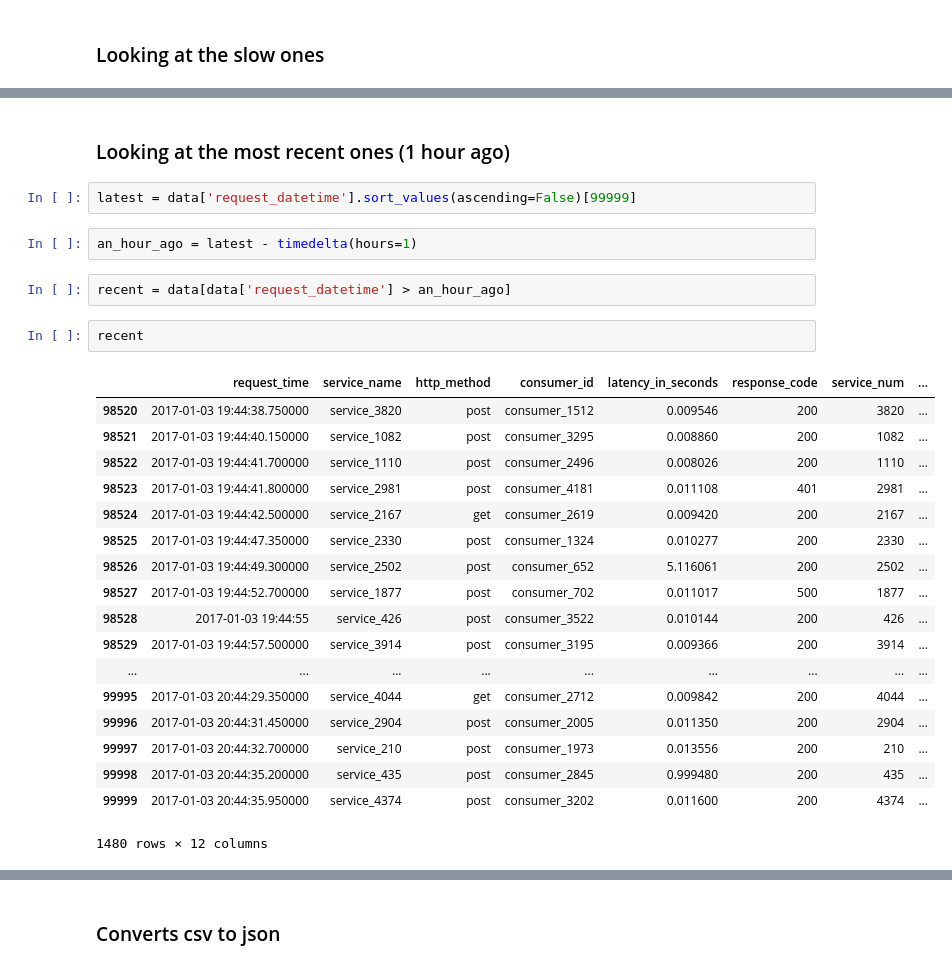
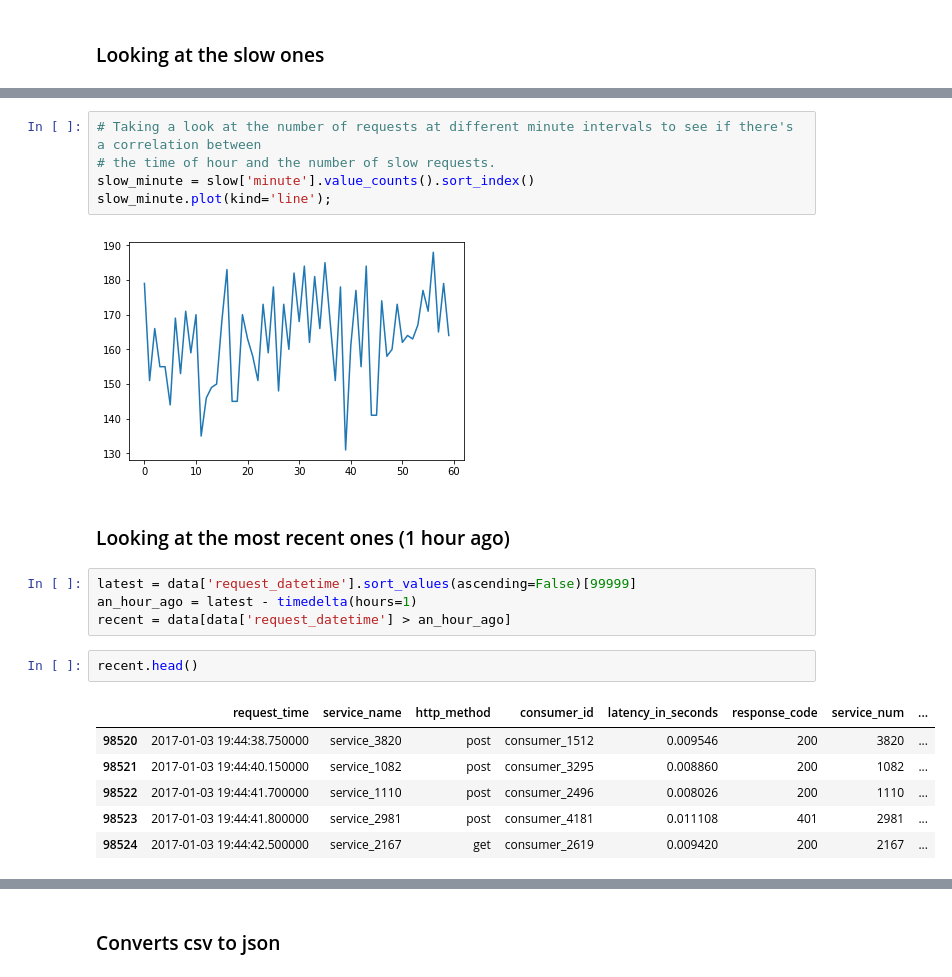
Before and after one commit to claalmve/kong-vue-visualization, a Jupyter notebook: data/Data Visualizations.ipynb, the cells around one changed output, grey strips where cells are left out. Drawn from its saved outputs; the diff is of its cells as text.

```diff
--- a/data/Data Visualizations.ipynb
+++ b/data/Data Visualizations.ipynb
@@ -175,29 +159,22 @@ slow_minute.plot(kind='line');
+# %%
+# Taking a look at the number of requests at different minute intervals to see if there's a correlation between
+# the time of hour and the number of slow requests.
+slow_minute = slow['minute'].value_counts().sort_index()
+slow_minute.plot(kind='line');
+# %% [output]
+[figure, added]
 # %% [markdown]
 ### Looking at the most recent ones (1 hour ago)
 # %%
 latest = data['request_datetime'].sort_values(ascending=False)[99999]
+an_hour_ago = latest - timedelta(hours=1)
+recent = data[data['request_datetime'] > an_hour_ago]
-# %%
-an_hour_ago = latest - timedelta(hours=1)
-# %%
-recent = data[data['request_datetime'] > an_hour_ago]
 # %%
-recent
+recent.head()
 # %% [output]
 |  | request_time | service_name | http_method | consumer_id | latency_in_seconds | response_code | service_num | ... |
 | 98520 | 2017-01-03 19:44:38.750000 | service_3820 | post | consumer_1512 | 0.009546 | 200 | 3820 | ... |
 | 98521 | 2017-01-03 19:44:40.150000 | service_1082 | post | consumer_3295 | 0.008860 | 200 | 1082 | ... |
 | 98522 | 2017-01-03 19:44:41.700000 | service_1110 | post | consumer_2496 | 0.008026 | 200 | 1110 | ... |
 | 98523 | 2017-01-03 19:44:41.800000 | service_2981 | post | consumer_4181 | 0.011108 | 401 | 2981 | ... |
 | 98524 | 2017-01-03 19:44:42.500000 | service_2167 | get | consumer_2619 | 0.009420 | 200 | 2167 | ... |
-| 98525 | 2017-01-03 19:44:47.350000 | service_2330 | post | consumer_1324 | 0.010277 | 200 | 2330 | ... |
-| 98526 | 2017-01-03 19:44:49.300000 | service_2502 | post | consumer_652 | 5.116061 | 200 | 2502 | ... |
-| 98527 | 2017-01-03 19:44:52.700000 | service_1877 | post | consumer_702 | 0.011017 | 500 | 1877 | ... |
-| 98528 | 2017-01-03 19:44:55 | service_426 | post | consumer_3522 | 0.010144 | 200 | 426 | ... |
-| 98529 | 2017-01-03 19:44:57.500000 | service_3914 | post | consumer_3195 | 0.009366 | 200 | 3914 | ... |
-| ... | ... | ... | ... | ... | ... | ... | ... | ... |
-| 99995 | 2017-01-03 20:44:29.350000 | service_4044 | get | consumer_2712 | 0.009842 | 200 | 4044 | ... |
-| 99996 | 2017-01-03 20:44:31.450000 | service_2904 | post | consumer_2005 | 0.011350 | 200 | 2904 | ... |
-| 99997 | 2017-01-03 20:44:32.700000 | service_210 | post | consumer_1973 | 0.013556 | 200 | 210 | ... |
-| 99998 | 2017-01-03 20:44:35.200000 | service_435 | post | consumer_2845 | 0.999480 | 200 | 435 | ... |
-| 99999 | 2017-01-03 20:44:35.950000 | service_4374 | post | consumer_3202 | 0.011600 | 200 | 4374 | ... |
-1480 rows × 12 columns
```
Also changed, not shown: parts of 56 cells of this notebook.
